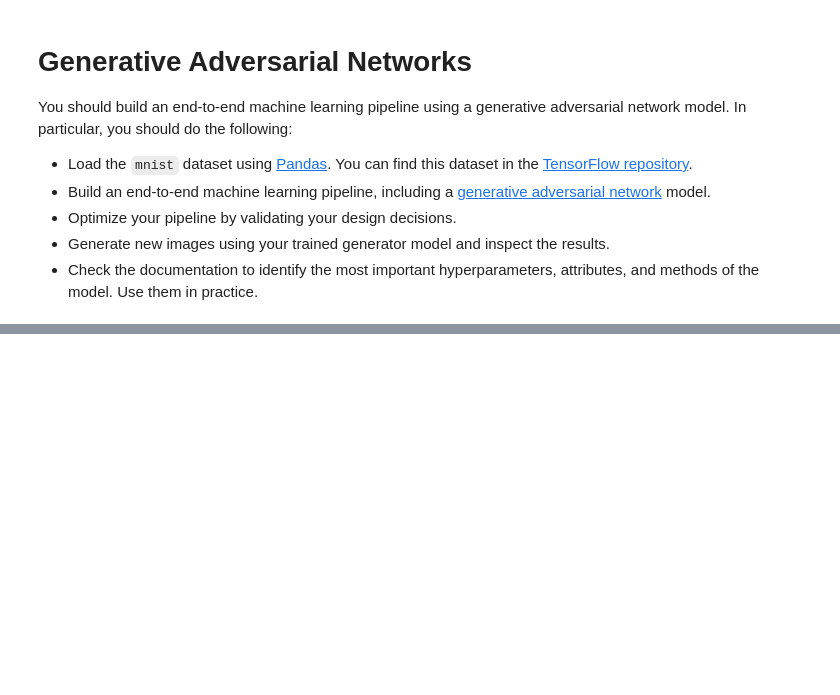
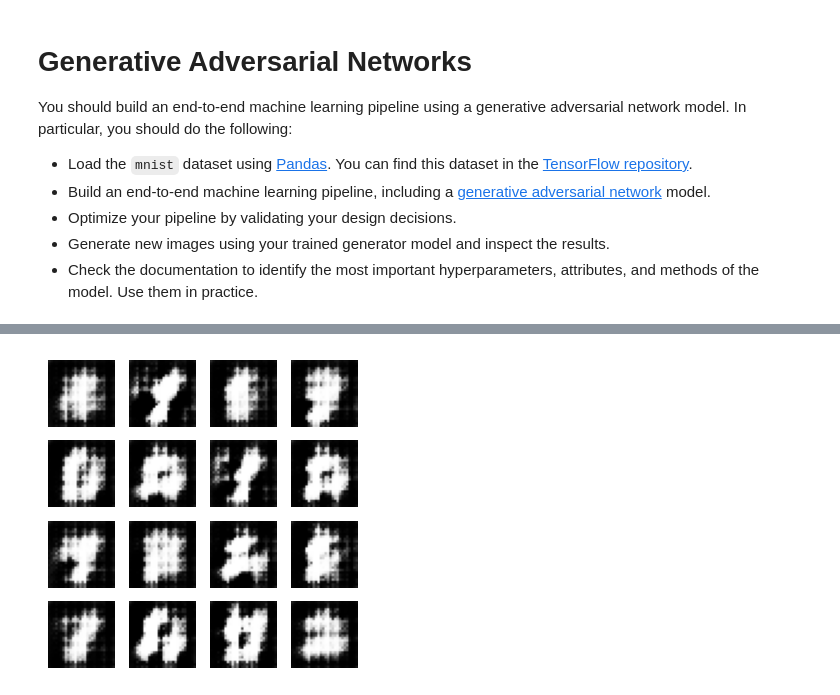
Before and after one commit to NavjotJabbal/gisma, a Jupyter notebook: exercises/machine-learning/neural-networks/generative_adversarial_networks.ipynb, the cells around one changed output, grey strips where cells are left out. Saved outputs shown, nothing was run; the diff lists cells and outputs as text; code cells hidden in the pictures; blank space fills up the shorter version.

```diff
--- a/exercises/machine-learning/neural-networks/generative_adversarial_networks.ipynb
+++ b/exercises/machine-learning/neural-networks/generative_adversarial_networks.ipynb
@@ -62,10 +50,10 @@ array([[  0,   0,   0,   0,   0,   0,   0,   0,   0,   0,   0,   0,   0,
           0,   0,   0,   0,   0,   0,   0,   0,   0,   0,   0,   0,   0,
           0,   0]], dtype=uint8)
 # %%
-train_images = train_images.reshape(train_images.shape[0], 28, 28, 1).astype('float32')
+train_images = sample_train_images.reshape(sample_train_images.shape[0], 28, 28, 1).astype('float32')
 train_images = (train_images - 127.5) / 127.5
 # %%
-train_dataset = tf.data.Dataset.from_tensor_slices(train_images).shuffle(60000).batch(256)
+train_dataset = tf.data.Dataset.from_tensor_slices(train_images).shuffle(1000).batch(256)
 # %%
 gen_model = keras.Sequential([
     keras.Input(shape=(100,)),
@@ -135,0 +120,19 @@ early_stop = keras.callbacks.EarlyStopping(monitor='val_accuracy', patience=5, r
+# %%
+@tf.function
+def train_step(images):
+    noise = tf.random.normal([256, 100])
+
+    with tf.GradientTape() as gen_tape, tf.GradientTape() as disc_tape:
+      generated_images = generator(noise, training=True)
+
+      real_output = discriminator(images, training=True)
+      fake_output = discriminator(generated_images, training=True)
+
+      gen_loss = generator_loss(fake_output)
+      disc_loss = discriminator_loss(real_output, fake_output)
+
+    gradients_of_generator = gen_tape.gradient(gen_loss, generator.trainable_variables)
+    gradients_of_discriminator = disc_tape.gradient(disc_loss, discriminator.trainable_variables)
+
+    generator_optimizer.apply_gradients(zip(gradients_of_generator, generator.trainable_variables))
+    discriminator_optimizer.apply_gradients(zip(gradients_of_discriminator, discriminator.trainable_variables))
@@ -135,0 +141,16 @@ early_stop = keras.callbacks.EarlyStopping(monitor='val_accuracy', patience=5, r
+# %%
+def train(dataset, epochs):
+  for epoch in range(epochs):
+
+    for image_batch in dataset:
+      train_step(image_batch)
+
+    display.clear_output(wait=True)
+    generate_and_save_images(generator,
+                             epoch + 1,
+                             seed)
+
+  display.clear_output(wait=True)
+  generate_and_save_images(generator,
+                           epochs,
+                           seed)
@@ -135,0 +170,4 @@ early_stop = keras.callbacks.EarlyStopping(monitor='val_accuracy', patience=5, r
+# %%
+train(train_dataset, 80)
+# %% [output]
+[figure, added]
```
Also changed, not shown: parts of 13 cells of this notebook.
